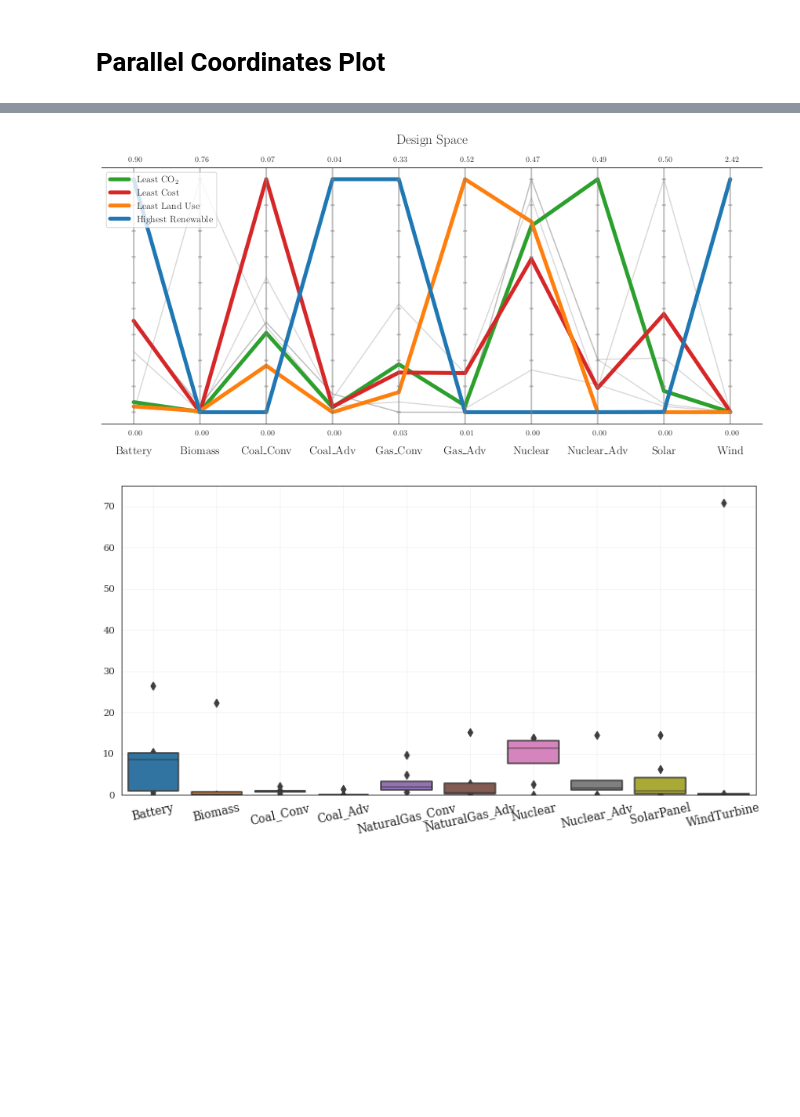
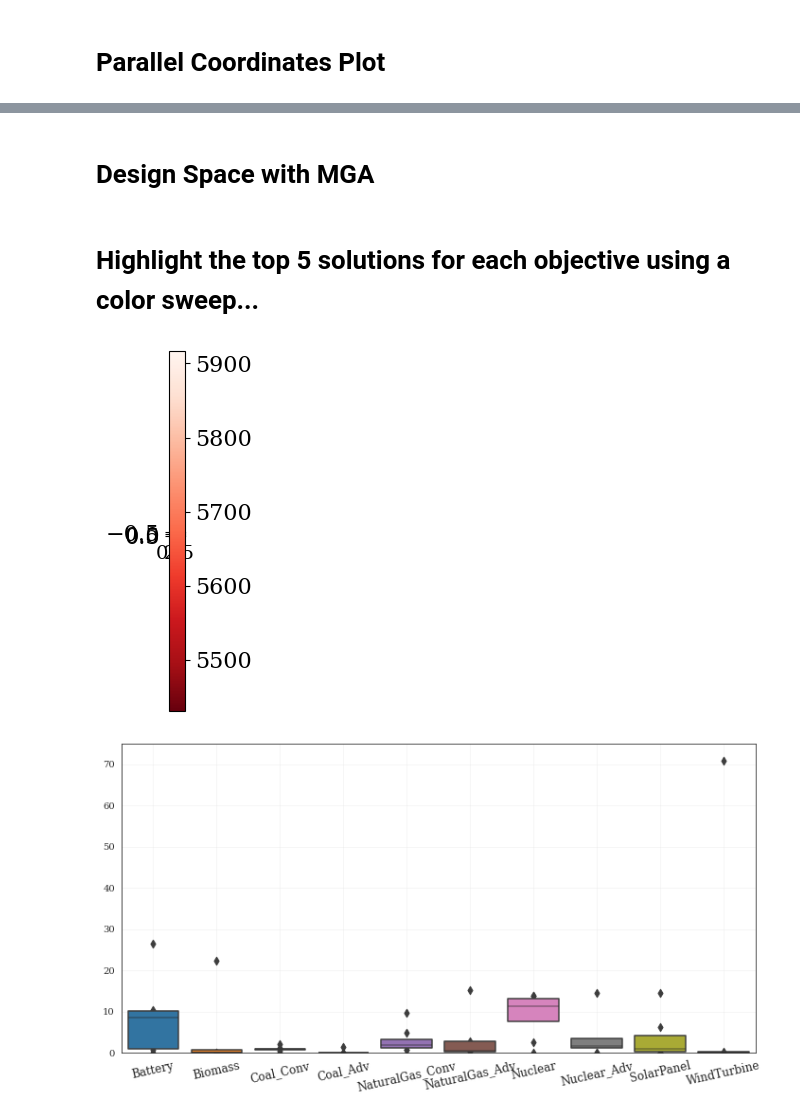
Before and after one commit to samgdotson/2023-dotson-prelim, a Jupyter notebook: analysis/4-objective-analysis.ipynb, the cells around one changed output, grey strips where cells are left out. Saved outputs shown, nothing was run; the diff lists cells and outputs as text; code cells hidden in the pictures; blank space fills up the shorter version.

```diff
--- a/analysis/4-objective-analysis.ipynb
+++ b/analysis/4-objective-analysis.ipynb
@@ -163,6 +151,0 @@ plt.show()
-# %%
-sb.set_style('white')
-g = sb.pairplot(combined, diag_kind='kde', corner=True)
-g.map_lower(corrfunc)
-# g._legend.remove()
-plt.show()
@@ -171,6 +151,0 @@ plt.show()
-# %%
-sb.set_style('white')
-g = sb.pairplot(pf_obj, hue='optimal', diag_kind='hist', corner=True)
-g.map_lower(corrfunc)
-g._legend.remove()
-plt.show()
@@ -179,6 +151,0 @@ plt.show()
-# %%
-sb.set_style('white')
-g = sb.pairplot(mdf_obj_nondup, hue='optimal', diag_kind='hist', corner=True)
-g.map_lower(corrfunc)
-g._legend.remove()
-plt.show()
@@ -192,13 +157,15 @@ import matplotlib as mpl
 
 
 mpl.use("pgf")
-plt.rcParams['xtick.labelsize'] = 14
-plt.rcParams['ytick.labelsize'] = 16
 plt.rcParams['pgf.texsystem'] = 'pdflatex'
 plt.rcParams['text.usetex'] = True
 plt.rcParams['pgf.rcfonts'] = False
 plt.rcParams['figure.edgecolor'] = 'k'
-plt.rcParams['figure.facecolor'] = 'w'
+plt.rcParams['figure.facecolor'] = 'lightgray'
 plt.rcParams['savefig.dpi'] = 400
 plt.rcParams['savefig.bbox'] = 'tight'
 plt.rcParams['font.family'] = "serif"
+plt.rcParams['xtick.labelsize'] = 14
+plt.rcParams['ytick.labelsize'] = 16
+plt.rcParams['legend.fontsize'] = 16
+plt.rcParams['legend.shadow'] = True
@@ -230,19 +296,15 @@ plt.savefig("C:/Users/samgd/Research/2023-dotson-prelim/docs/figures/4_obj_objec
 # %%
-tech_labels = techs.copy()
-tech_labels[4] = "Gas_Conv"
-tech_labels[5] = "Gas_Adv"
-tech_labels[-2] = "Solar"
-tech_labels[-1] = "Wind"
-plot = PCP(title=("Design Space", {'pad': 30, 'fontsize':16}),
+plot = PCP(title=("Design Space", {'pad': 30, 'fontsize':20}),
            n_ticks=10,
-           legend=(True, {'loc': "upper left", 'fontsize':12}),
+           legend=(True, {'loc': "upper left"}),
            labels=tech_labels,
-           figsize=(12,6),
+           figsize=(11,6),
            )
 plot.set_axis_style(color="grey", alpha=0.5)
 plot.tight_layout = True
 # plot.normalize_each_axis = False
-plot.add(results.X, color="grey", alpha=0.3)
+# plot.add(results.X, color="grey", alpha=0.3)
+plot.add(np.hstack(combined[combined.optimal=='Optimal'].designs.values).reshape(8,10), color="grey", alpha=0.3)
 
 
 
@@ -252,6 +314,7 @@ plot.add(results.X[5], linewidth=5, color="tab:orange", label=r"Least Land Use")
 plot.add(results.X[7], linewidth=5, color="tab:blue", label="Highest Renewable")
 
 plot.show()
-plt.savefig("C:/Users/samgd/Research/2023-dotson-prelim/docs/figures/4_obj_design_space.pgf")
+# plt.savefig("C:/Users/samgd/Research/2023-dotson-prelim/docs/figures/4_obj_design_space.pgf")
+plt.savefig("../docs/figures/4_obj_design_space.pgf")
-# %% [output]
-[figure, removed]
+# %% [markdown]
+# Design Space with MGA
@@ -257,0 +343,2 @@ plt.savefig("C:/Users/samgd/Research/2023-dotson-prelim/docs/figures/4_obj_desig
+# %% [markdown]
+# Highlight the top 5 solutions for each objective using a color sweep...
@@ -258,3 +397,19 @@ plt.savefig("C:/Users/samgd/Research/2023-dotson-prelim/docs/figures/4_obj_desig
+# %%
+import pylab as pl
+
+# a = np.array([[0,1]])
+fig, ax = plt.subplots(figsize=(0.2,6))
+fig.gca().set_visible(True)
+cax = fig.add_axes([0.1, 0.2, 0.8, 0.6])
+a = subset_df[objective].values.reshape((1,n))
+img = ax.imshow(a, cmap="Reds_r")
+# cax.tick_params(labelsize=10)
+# cbar.ax.set_xticklabels(['Low', 'Medium', 'High'])# horizontal colorbar
+cbar.set_ticks([0.65, 0.89, 0.25, 0.01])
+cbar = fig.colorbar(img, orientation="vertical",cax=cax)
+cbar.update_ticks()
+# %% [output]
+[figure, added]
 # %%
 ddf = pd.DataFrame(dict(zip(techs,results.X.T)))
 # %%
```
Also changed, not shown: parts of 28 cells of this notebook, 52 other files.
